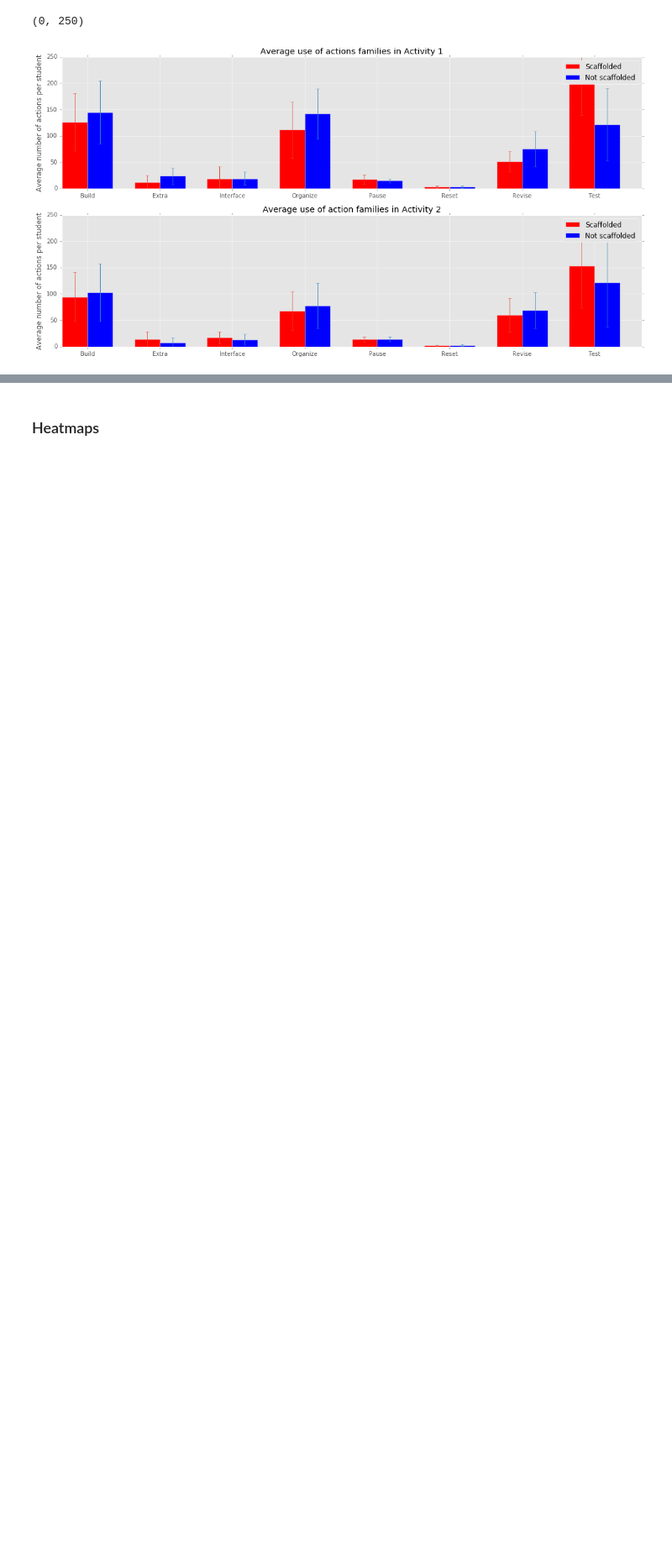
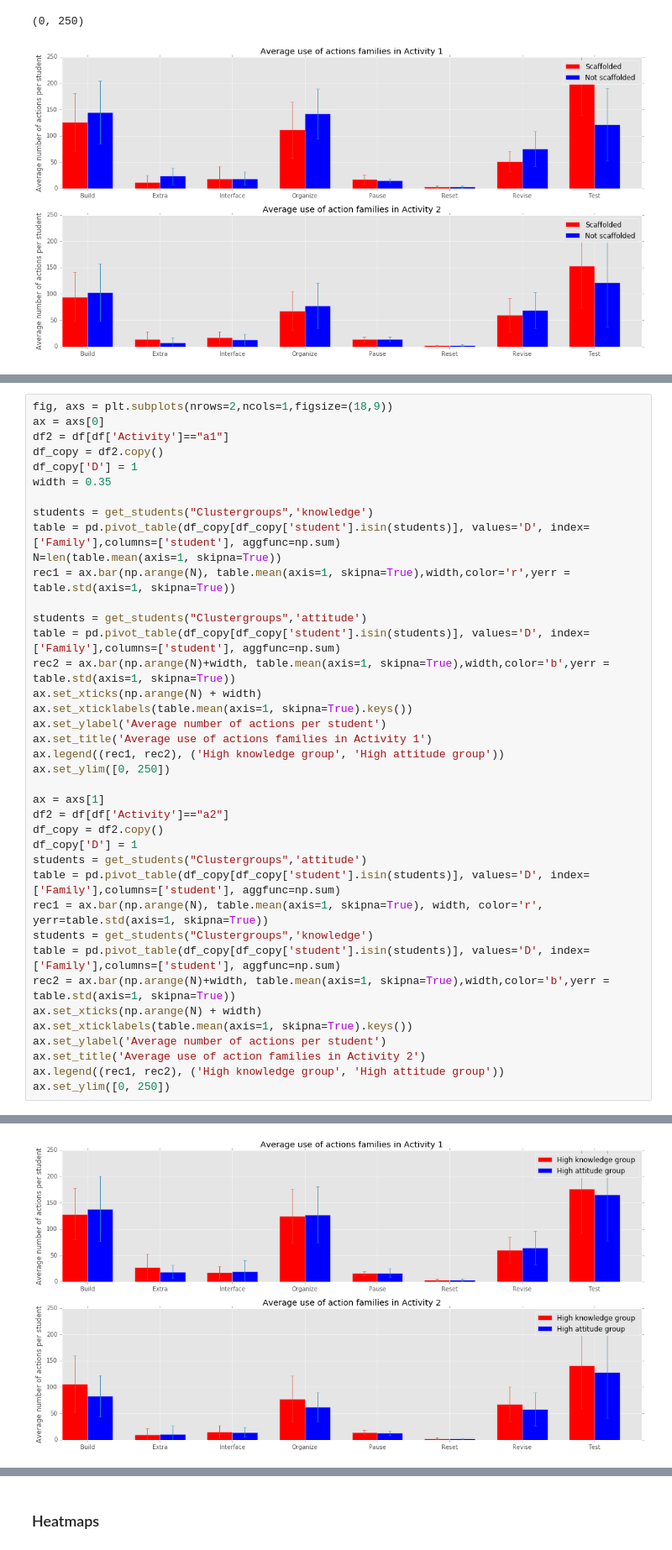
Before and after one commit to sperez8/Phet-log-analyzer, a Jupyter notebook: cck/read_data.ipynb, the cells around one changed output, grey strips where cells are left out. Shown: that part at 84% size. Cells and saved outputs as stored; diff of their text form; blank space fills up the shorter version.

Commit message:
Added plots about circuits

```diff
--- a/cck/read_data.ipynb
+++ b/cck/read_data.ipynb
@@ -189,0 +187,40 @@ ax.set_ylim([0, 250])
+# %%
+fig, axs = plt.subplots(nrows=2,ncols=1,figsize=(18,9))
+ax = axs[0]
+df2 = df[df['Activity']=="a1"]
+df_copy = df2.copy()
+df_copy['D'] = 1
+width = 0.35
+
+students = get_students("Clustergroups",'knowledge')
+table = pd.pivot_table(df_copy[df_copy['student'].isin(students)], values='D', index=['Family'],columns=['student'], aggfunc=np.sum)
+N=len(table.mean(axis=1, skipna=True))
+rec1 = ax.bar(np.arange(N), table.mean(axis=1, skipna=True),width,color='r',yerr = table.std(axis=1, skipna=True))
+
+students = get_students("Clustergroups",'attitude')
+table = pd.pivot_table(df_copy[df_copy['student'].isin(students)], values='D', index=['Family'],columns=['student'], aggfunc=np.sum)
+rec2 = ax.bar(np.arange(N)+width, table.mean(axis=1, skipna=True),width,color='b',yerr = table.std(axis=1, skipna=True))
+ax.set_xticks(np.arange(N) + width)
+ax.set_xticklabels(table.mean(axis=1, skipna=True).keys())
+ax.set_ylabel('Average number of actions per student')
+ax.set_title('Average use of actions families in Activity 1')
+ax.legend((rec1, rec2), ('High knowledge group', 'High attitude group'))
+ax.set_ylim([0, 250])
+
+ax = axs[1]
+df2 = df[df['Activity']=="a2"]
+df_copy = df2.copy()
+df_copy['D'] = 1
+students = get_students("Clustergroups",'attitude')
+table = pd.pivot_table(df_copy[df_copy['student'].isin(students)], values='D', index=['Family'],columns=['student'], aggfunc=np.sum)
+rec1 = ax.bar(np.arange(N), table.mean(axis=1, skipna=True), width, color='r', yerr=table.std(axis=1, skipna=True))
+students = get_students("Clustergroups",'knowledge')
+table = pd.pivot_table(df_copy[df_copy['student'].isin(students)], values='D', index=['Family'],columns=['student'], aggfunc=np.sum)
+rec2 = ax.bar(np.arange(N)+width, table.mean(axis=1, skipna=True),width,color='b',yerr = table.std(axis=1, skipna=True))
+ax.set_xticks(np.arange(N) + width)
+ax.set_xticklabels(table.mean(axis=1, skipna=True).keys())
+ax.set_ylabel('Average number of actions per student')
+ax.set_title('Average use of action families in Activity 2')
+ax.legend((rec1, rec2), ('High knowledge group', 'High attitude group'))
+ax.set_ylim([0, 250])
+# %% [output]
@@ -189,0 +228 @@ ax.set_ylim([0, 250])
+[figure, added]
```
Also changed, not shown: parts of 8 cells of this notebook.
